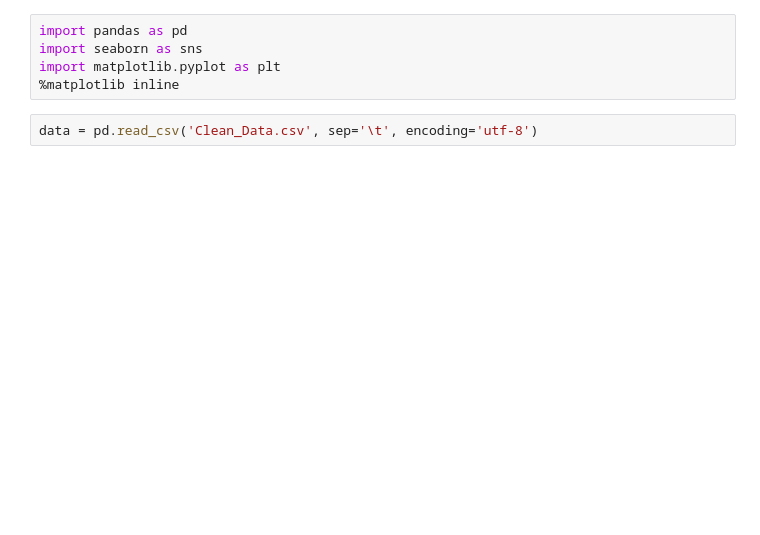
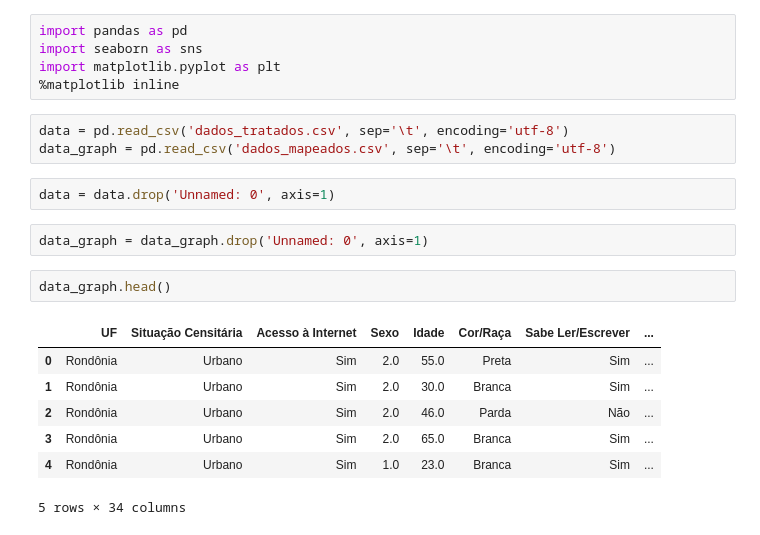
Before and after one commit to IgorLorentz/TOC-TDAH, a Jupyter notebook: analise_dados.ipynb, the cells around one changed output. Drawn from its saved outputs; the diff is of its cells as text; blank space fills up the shorter version.

```diff
--- a/analise_dados.ipynb
+++ b/analise_dados.ipynb
@@ -4,7 +4,22 @@ import seaborn as sns
 import matplotlib.pyplot as plt
 %matplotlib inline
 # %%
-data = pd.read_csv('Clean_Data.csv', sep='\t', encoding='utf-8')
+data = pd.read_csv('dados_tratados.csv', sep='\t', encoding='utf-8')
+data_graph = pd.read_csv('dados_mapeados.csv', sep='\t', encoding='utf-8')
+# %%
+data = data.drop('Unnamed: 0', axis=1)
+# %%
+data_graph = data_graph.drop('Unnamed: 0', axis=1)
+# %%
+data_graph.head()
+# %% [output]
+|  | UF | Situação Censitária | Acesso à Internet | Sexo | Idade | Cor/Raça | Sabe Ler/Escrever | ... |
+| 0 | Rondônia | Urbano | Sim | 2.0 | 55.0 | Preta | Sim | ... |
+| 1 | Rondônia | Urbano | Sim | 2.0 | 30.0 | Branca | Sim | ... |
+| 2 | Rondônia | Urbano | Sim | 2.0 | 46.0 | Parda | Não | ... |
+| 3 | Rondônia | Urbano | Sim | 2.0 | 65.0 | Branca | Sim | ... |
+| 4 | Rondônia | Urbano | Sim | 1.0 | 23.0 | Branca | Sim | ... |
+5 rows × 34 columns
 # %%
 data.head()
 # %% [output]
```
Also changed, not shown: parts of 30 cells of this notebook.
